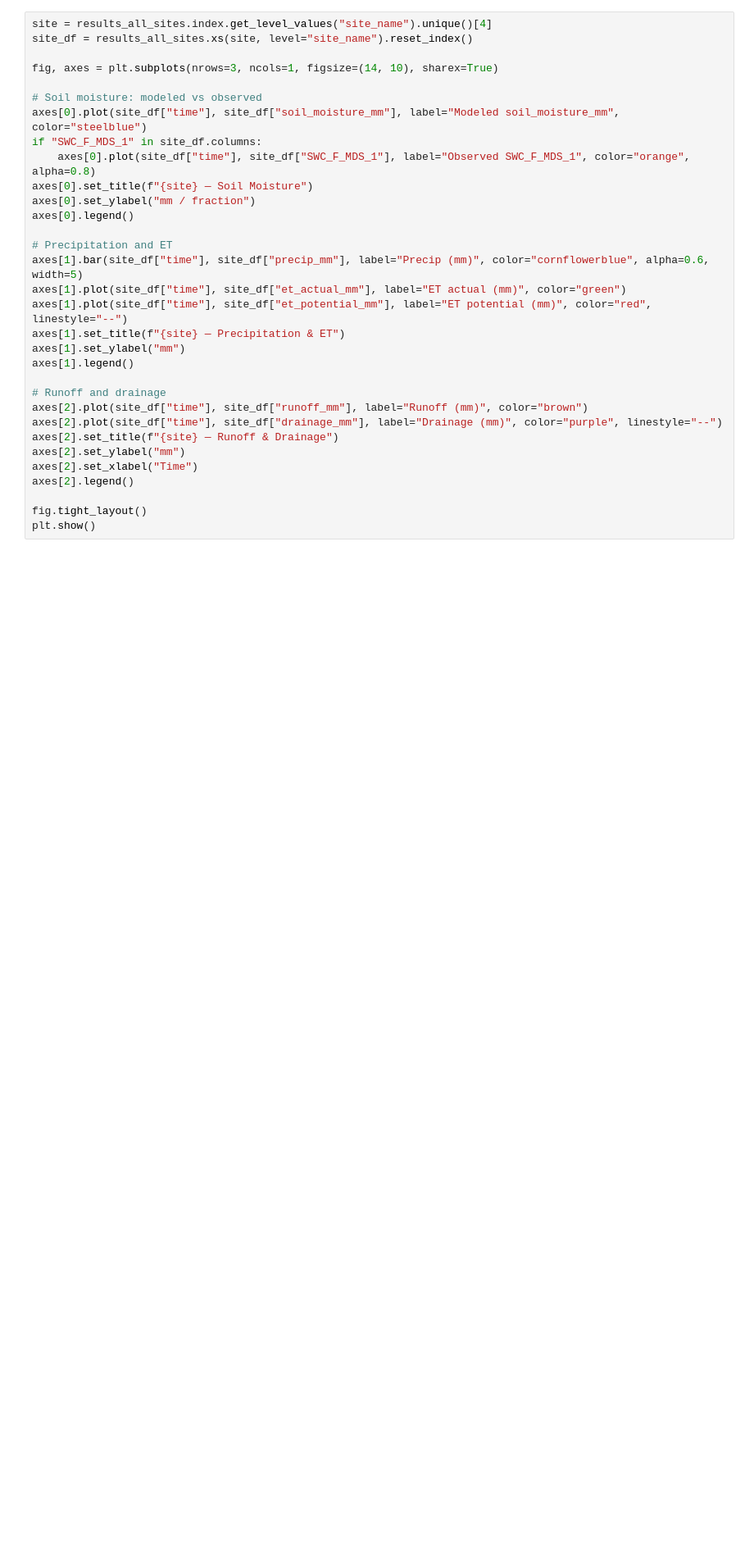
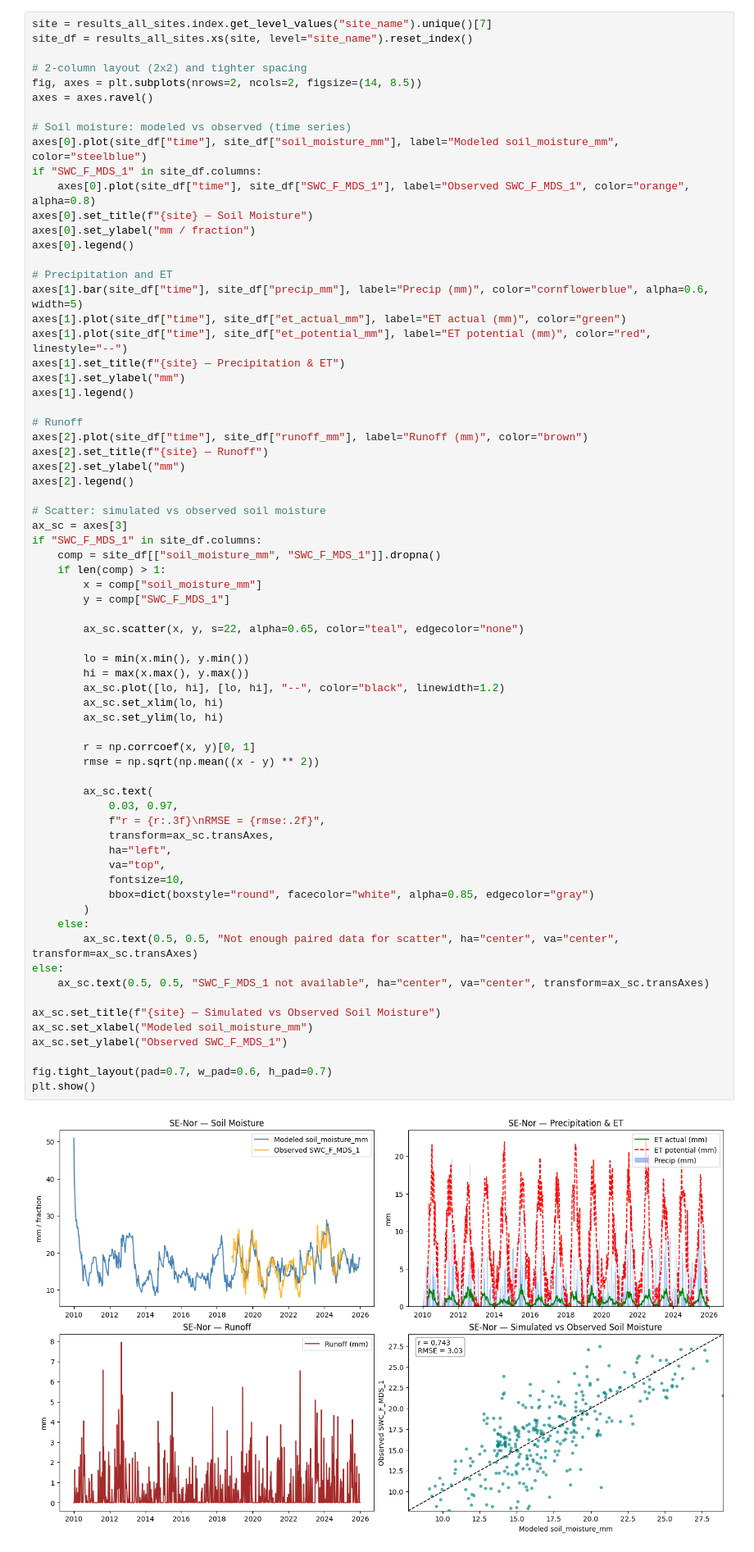
Before and after one commit to vmyrgiotis/soil_moisture_model, a Jupyter notebook: notebook.ipynb, the cells around one changed output. Shown at 82% size. Cells and saved outputs as stored; diff of their text form; blank space fills up the shorter version.

```diff
--- a/notebook.ipynb
+++ b/notebook.ipynb
@@ -134,37 +136,76 @@ plt.show()
 ## Post-calibration Site-Specific Time Series Plots
 This block generates time series plots for modeled and observed soil moisture, precipitation, ET, runoff, and drainage for a selected site.
 # %%
-site = results_all_sites.index.get_level_values("site_name").unique()[4]
+site = results_all_sites.index.get_level_values("site_name").unique()[7]
 site_df = results_all_sites.xs(site, level="site_name").reset_index()
 
-fig, axes = plt.subplots(nrows=3, ncols=1, figsize=(14, 10), sharex=True)
+# 2-column layout (2x2) and tighter spacing
+fig, axes = plt.subplots(nrows=2, ncols=2, figsize=(14, 8.5))
+axes = axes.ravel()
 
-# Soil moisture: modeled vs observed
+# Soil moisture: modeled vs observed (time series)
 axes[0].plot(site_df["time"], site_df["soil_moisture_mm"], label="Modeled soil_moisture_mm", color="steelblue")
 if "SWC_F_MDS_1" in site_df.columns:
     axes[0].plot(site_df["time"], site_df["SWC_F_MDS_1"], label="Observed SWC_F_MDS_1", color="orange", alpha=0.8)
 axes[0].set_title(f"{site} — Soil Moisture")
 axes[0].set_ylabel("mm / fraction")
 axes[0].legend()
 
 # Precipitation and ET
 axes[1].bar(site_df["time"], site_df["precip_mm"], label="Precip (mm)", color="cornflowerblue", alpha=0.6, width=5)
 axes[1].plot(site_df["time"], site_df["et_actual_mm"], label="ET actual (mm)", color="green")
 axes[1].plot(site_df["time"], site_df["et_potential_mm"], label="ET potential (mm)", color="red", linestyle="--")
 axes[1].set_title(f"{site} — Precipitation & ET")
 axes[1].set_ylabel("mm")
 axes[1].legend()
 
-# Runoff and drainage
+# Runoff
 axes[2].plot(site_df["time"], site_df["runoff_mm"], label="Runoff (mm)", color="brown")
-axes[2].plot(site_df["time"], site_df["drainage_mm"], label="Drainage (mm)", color="purple", linestyle="--")
-axes[2].set_title(f"{site} — Runoff & Drainage")
+axes[2].set_title(f"{site} — Runoff")
 axes[2].set_ylabel("mm")
-axes[2].set_xlabel("Time")
 axes[2].legend()
 
-fig.tight_layout()
+# Scatter: simulated vs observed soil moisture
+ax_sc = axes[3]
+if "SWC_F_MDS_1" in site_df.columns:
+    comp = site_df[["soil_moisture_mm", "SWC_F_MDS_1"]].dropna()
+    if len(comp) > 1:
+        x = comp["soil_moisture_mm"]
+        y = comp["SWC_F_MDS_1"]
+
+        ax_sc.scatter(x, y, s=22, alpha=0.65, color="teal", edgecolor="none")
+
+        lo = min(x.min(), y.min())
+        hi = max(x.max(), y.max())
+        ax_sc.plot([lo, hi], [lo, hi], "--", color="black", linewidth=1.2)
+        ax_sc.set_xlim(lo, hi)
+        ax_sc.set_ylim(lo, hi)
+
+        r = np.corrcoef(x, y)[0, 1]
+        rmse = np.sqrt(np.mean((x - y) ** 2))
+
+        ax_sc.text(
+            0.03, 0.97,
+            f"r = {r:.3f}\nRMSE = {rmse:.2f}",
+            transform=ax_sc.transAxes,
+            ha="left",
+            va="top",
+            fontsize=10,
+            bbox=dict(boxstyle="round", facecolor="white", alpha=0.85, edgecolor="gray")
+        )
+    else:
+        ax_sc.text(0.5, 0.5, "Not enough paired data for scatter", ha="center", va="center", transform=ax_sc.transAxes)
+else:
+    ax_sc.text(0.5, 0.5, "SWC_F_MDS_1 not available", ha="center", va="center", transform=ax_sc.transAxes)
+
+ax_sc.set_title(f"{site} — Simulated vs Observed Soil Moisture")
+ax_sc.set_xlabel("Modeled soil_moisture_mm")
+ax_sc.set_ylabel("Observed SWC_F_MDS_1")
+
+fig.tight_layout(pad=0.7, w_pad=0.6, h_pad=0.7)
 plt.show()
+# %% [output]
+[figure, added]
 # %% [markdown]
 # Batch Model Simulation for All Sites
 This block runs the soil moisture model for all sites, merges observed SWC, and summarizes the results.
```
Also changed, not shown: parts of 1 cell of this notebook.
